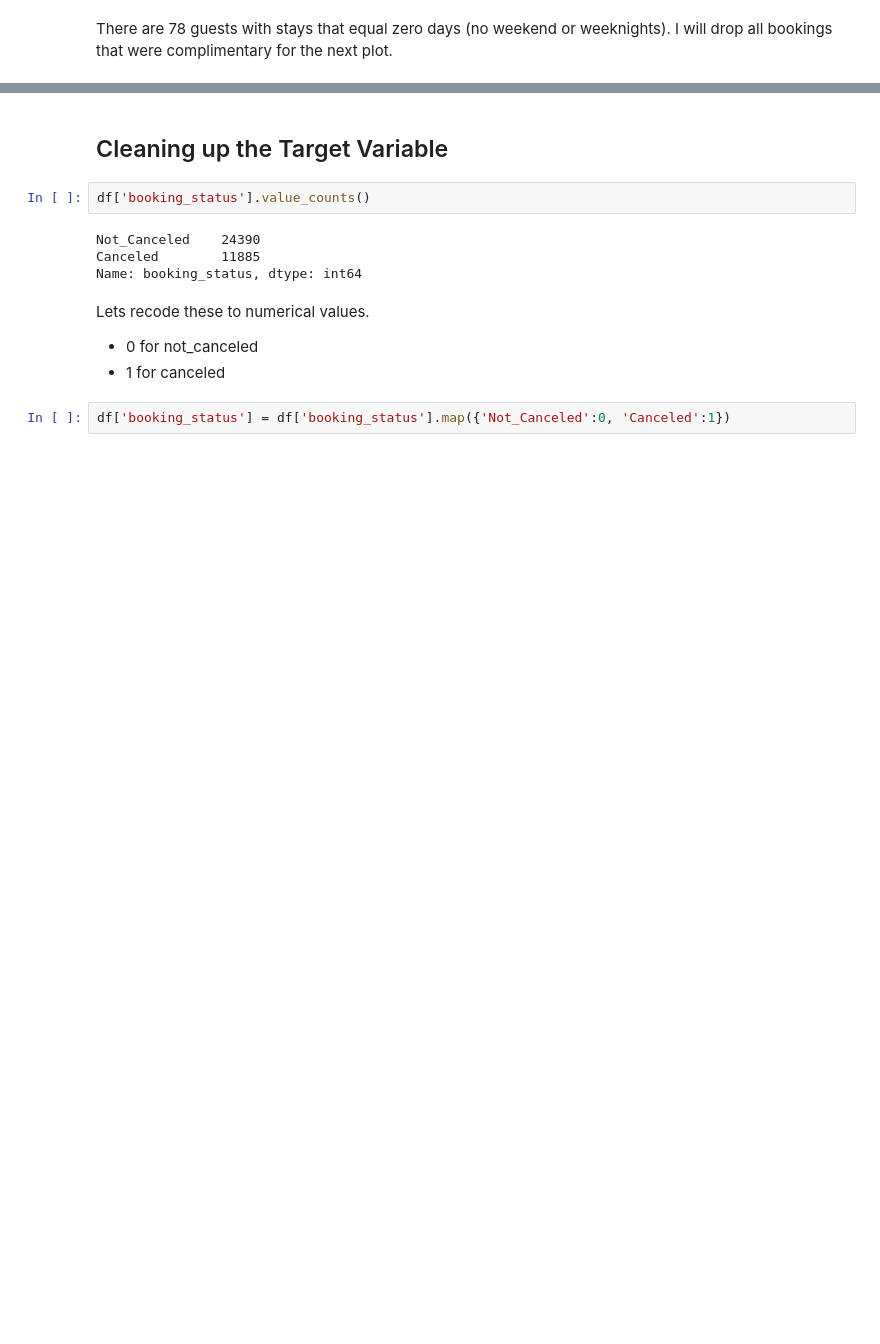
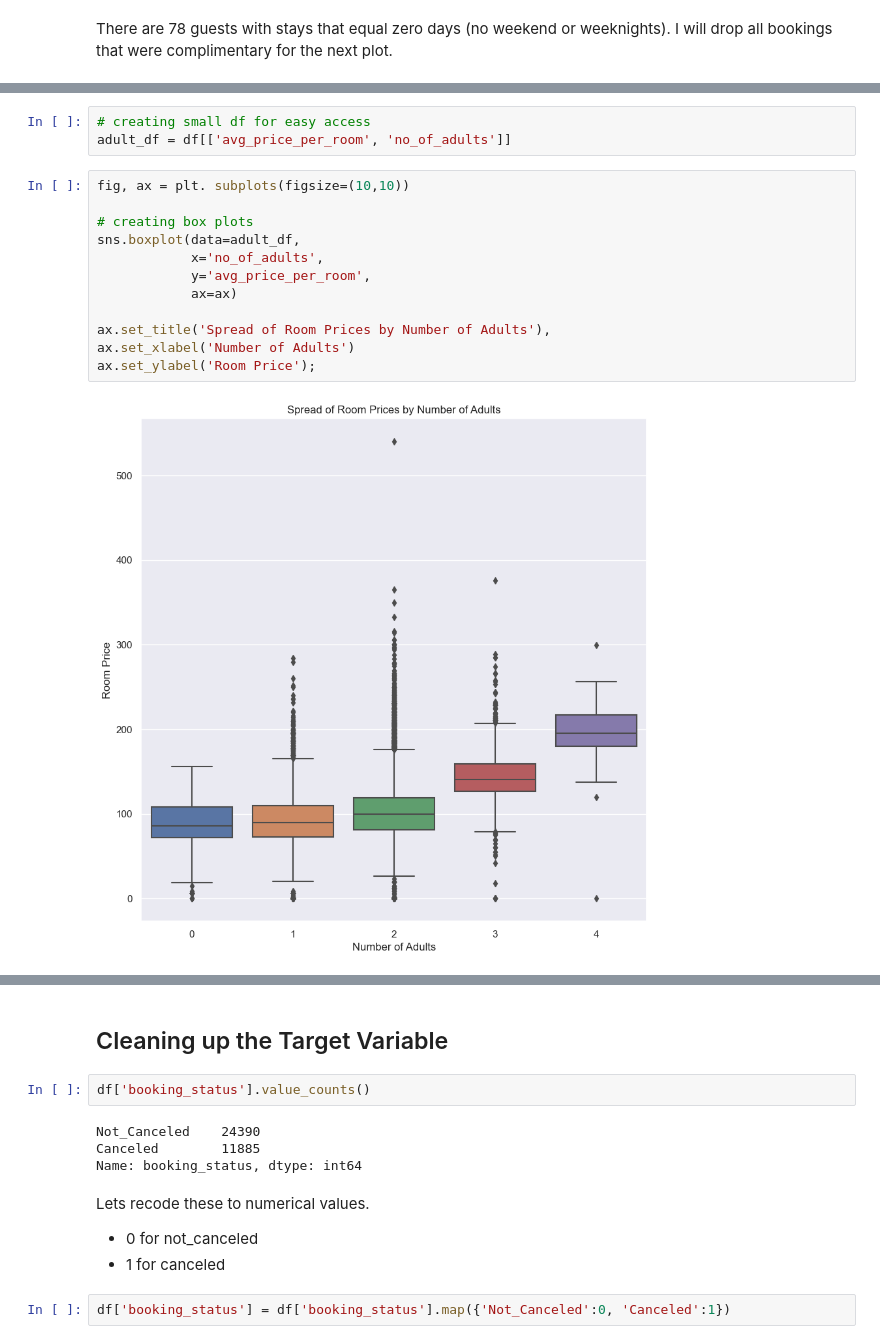
Before and after one commit to mduncan23/Hotel_Cancellation_Predictor, a Jupyter notebook: Hotel_Cancellation_Notebook-Keras.ipynb, the cells around one changed output, grey strips where cells are left out. Cells and saved outputs as stored; diff of their text form; blank space fills up the shorter version.

```diff
--- a/Hotel_Cancellation_Notebook-Keras.ipynb
+++ b/Hotel_Cancellation_Notebook-Keras.ipynb
@@ -738,0 +731,17 @@ ax.hlines(np.average(no_free_df[
+# %%
+# creating small df for easy access
+adult_df = df[['avg_price_per_room', 'no_of_adults']]
+# %%
+fig, ax = plt. subplots(figsize=(10,10))
+
+# creating box plots
+sns.boxplot(data=adult_df,
+            x='no_of_adults',
+            y='avg_price_per_room',
+            ax=ax)
+
+ax.set_title('Spread of Room Prices by Number of Adults'),
+ax.set_xlabel('Number of Adults')
+ax.set_ylabel('Room Price');
+# %% [output]
+[figure, added]
```
Also changed, not shown: parts of 25 cells of this notebook.
